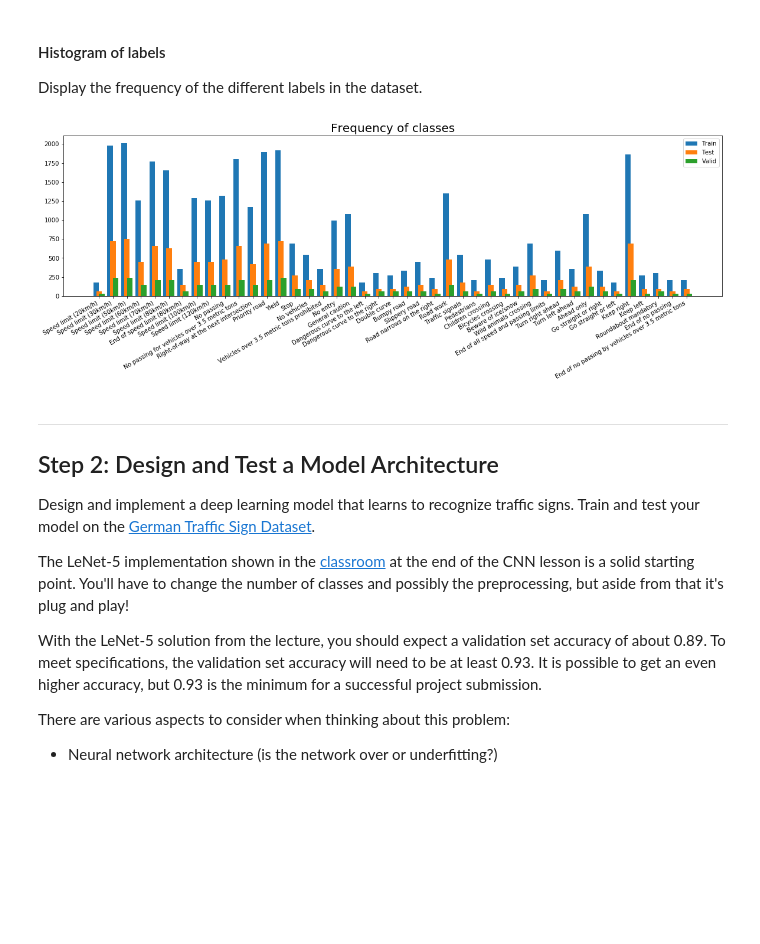
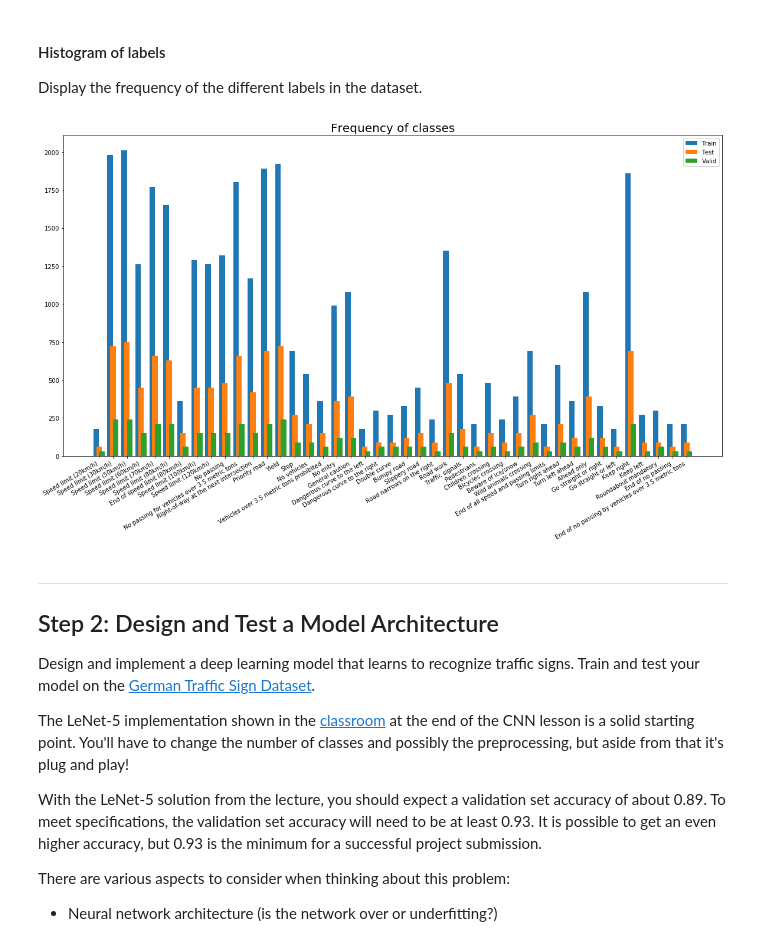
Before and after one commit to undo76/CarND-Traffic-Sign-Classifier-Project, a Jupyter notebook: Traffic_Sign_Classifier.ipynb, the cells around one changed output. Drawn from its saved outputs; the diff is of its cells as text; code cells hidden in the pictures; blank space fills up the shorter version.

```diff
--- a/Traffic_Sign_Classifier.ipynb
+++ b/Traffic_Sign_Classifier.ipynb
@@ -168,7 +168,6 @@ plt.savefig('./imgs/fig-1.jpg')
 Display the frequency of the different labels in the dataset.
 # %%
 def plot_histogram(y_train, y_valid, y_test, n_classes):
-    plt.figure(2, figsize=(20, 5))
     c_train = np.bincount(y_train)
     c_valid = np.bincount(y_valid)
     c_test = np.bincount(y_test)
@@ -179,10 +178,12 @@ def plot_histogram(y_train, y_valid, y_test, n_classes):
     plt.xticks(np.arange(n_classes), sign_names(np.arange(n_classes)),  rotation=30, ha='right')
     plt.title('Frequency of classes', fontsize=20)
     plt.legend()
-# %%
-plot_histogram(y_train, y_valid, y_test, n_classes)
-# %% [output]
-[figure, removed]
+# %%
+plt.figure(figsize=(20, 10))
+plot_histogram(y_train, y_valid, y_test, n_classes)
+plt.savefig('./imgs/fig-2.jpg',)
+# %% [output]
+[figure, added]
 # %% [markdown]
 ----
 
```
Also changed, not shown: parts of 17 cells of this notebook, 8 other files.
